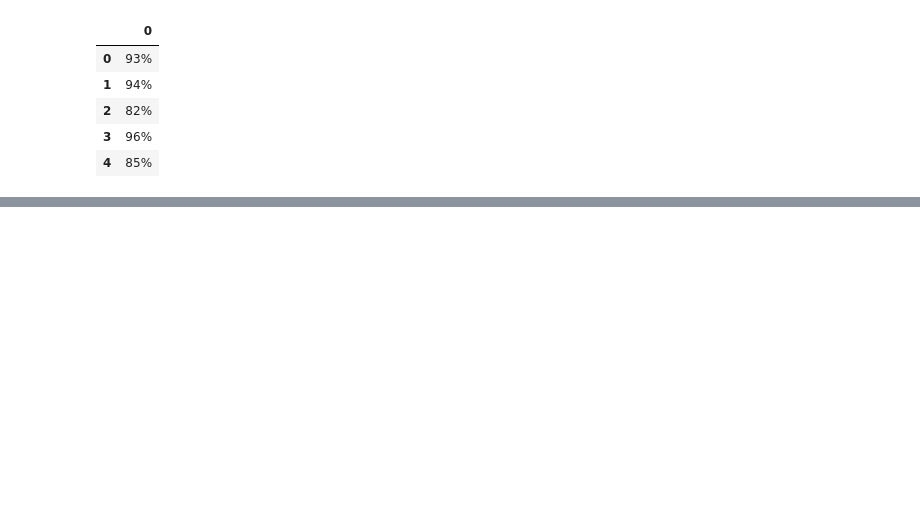
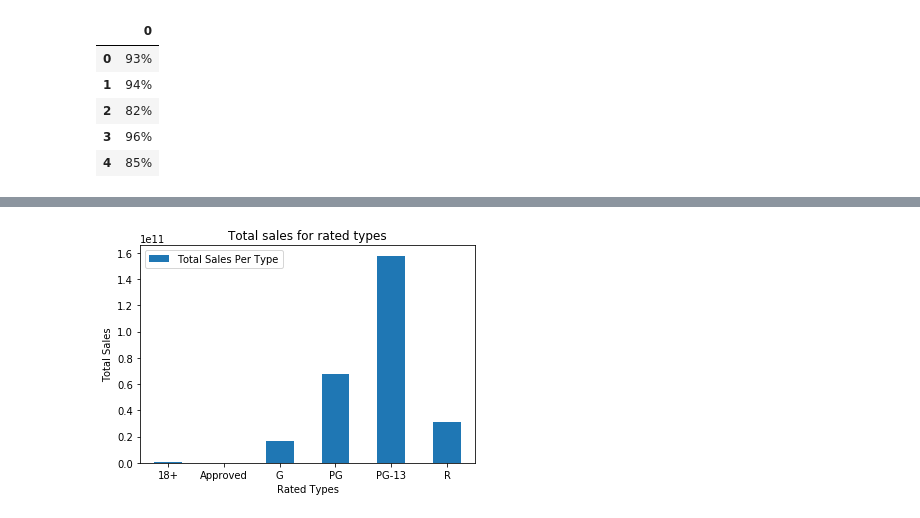
Before and after one commit to edwardAugust/project1-group2, a Jupyter notebook: main_updated.ipynb, the cells around one changed output, grey strips where cells are left out. Drawn from its saved outputs; the diff is of its cells as text; code cells hidden in the pictures; blank space fills up the shorter version.

```diff
--- a/main_updated.ipynb
+++ b/main_updated.ipynb
@@ -177,0 +222,10 @@ full_moviels_df.to_csv("Output/Movie_Data.csv")
+# %%
+overall_sale_by_rate_type=type_summary.plot.bar()
+
+plt.xlabel("Rated Types")
+plt.ylabel("Total Sales")
+plt.title("Total sales for rated types")
+plt.xticks(rotation=360)
+plt.savefig("Output/SalesOverall.png")
+# %% [output]
+[figure, added]
```
Also changed, not shown: parts of 4 cells of this notebook, 3 other files.
